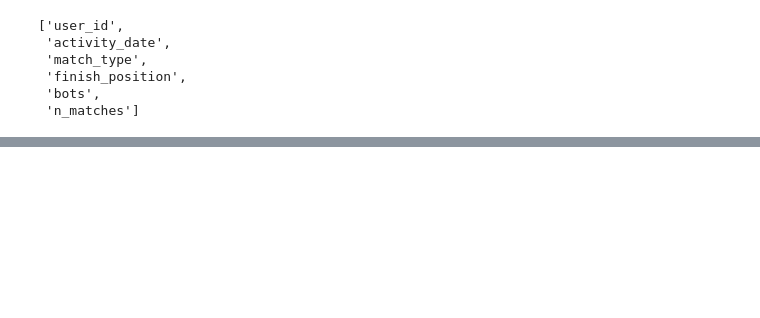
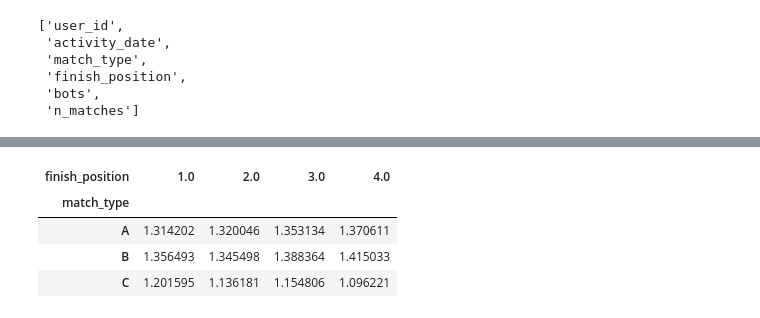
Before and after one commit to duongphan1610/Mini-Clip-Challenge, a Jupyter notebook: minigame_analysis.ipynb, the cells around one changed output, grey strips where cells are left out. Cells and saved outputs as stored; diff of their text form; code cells hidden in the pictures; blank space fills up the shorter version.

```diff
--- a/minigame_analysis.ipynb
+++ b/minigame_analysis.ipynb
@@ -596,0 +601,9 @@ inapp
+# %%
+match.groupby(['match_type','finish_position'])['n_matches'].mean().sort_values
+match.pivot_table(index='match_type', columns='finish_position',values='n_matches',aggfunc='mean')
+# %% [output]
+| finish_position | 1.0 | 2.0 | 3.0 | 4.0 |
+| match_type |  |  |  |  |
+| A | 1.314202 | 1.320046 | 1.353134 | 1.370611 |
+| B | 1.356493 | 1.345498 | 1.388364 | 1.415033 |
+| C | 1.201595 | 1.136181 | 1.154806 | 1.096221 |
```
Also changed, not shown: parts of 7 cells of this notebook.
